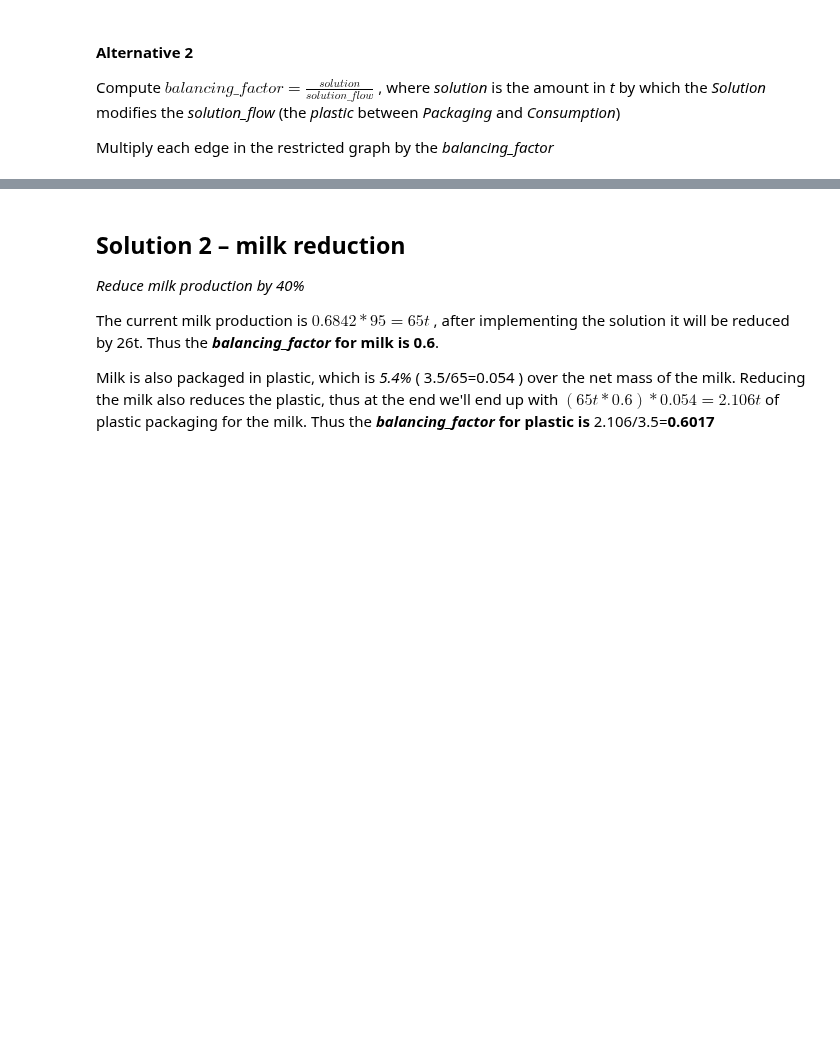
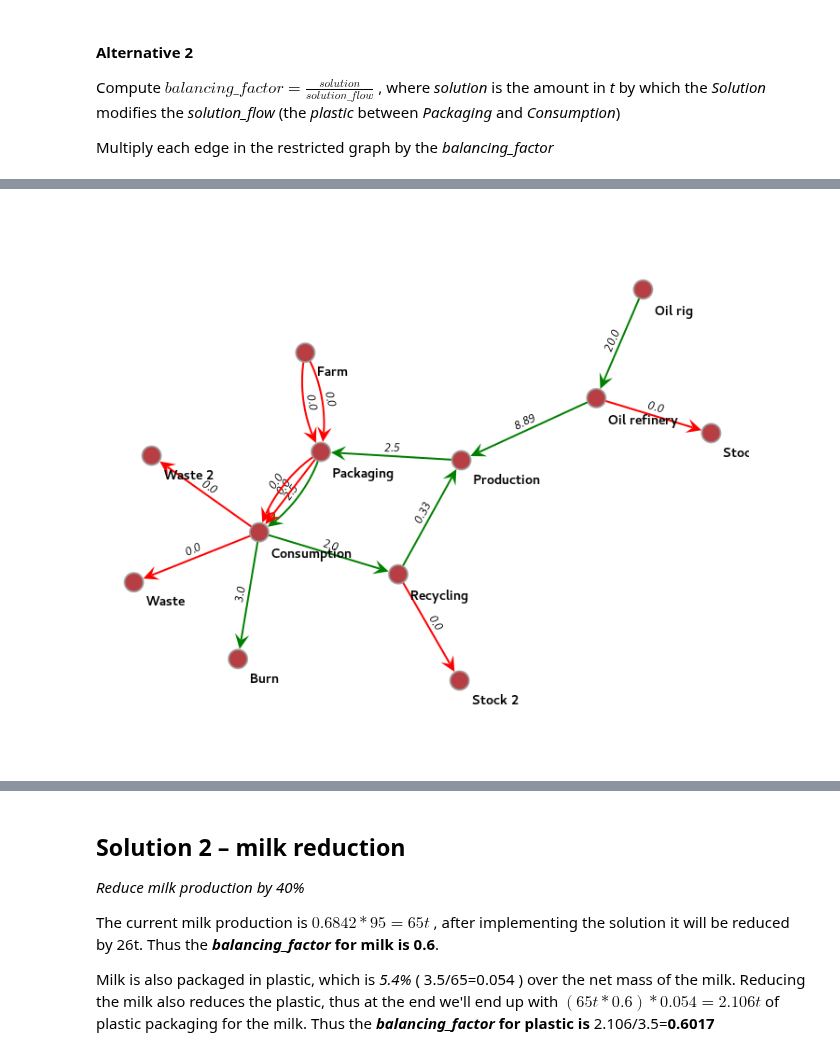
Before and after one commit to MaxBo/REPAiR-Web, a Jupyter notebook: flow_modelling/fm02_alter_flows.ipynb, the cells around one changed output, grey strips where cells are left out. Cells and saved outputs as stored; diff of their text form; code cells hidden in the pictures; blank space fills up the shorter version.

Commit message:
Compute flow contribution and mass change

```diff
--- a/flow_modelling/fm02_alter_flows.ipynb
+++ b/flow_modelling/fm02_alter_flows.ipynb
@@ -216,0 +275,2 @@ plot_sol_mass(g_split, ecolors_1, mass_sol1)
+# %%
+fcontrib_sol1 = flow_contribution(g_split, eprop_mass, edge_mask_1, sol_e, solution)
@@ -216,0 +313,4 @@ plot_sol_mass(g_split, ecolors_1, mass_sol1)
+# %%
+plot_sol_mass(g_split, ecolors_1, fcontrib_sol1)
+# %% [output]
+[figure, added]
```
Also changed, not shown: parts of 31 cells of this notebook, 3 other files.
